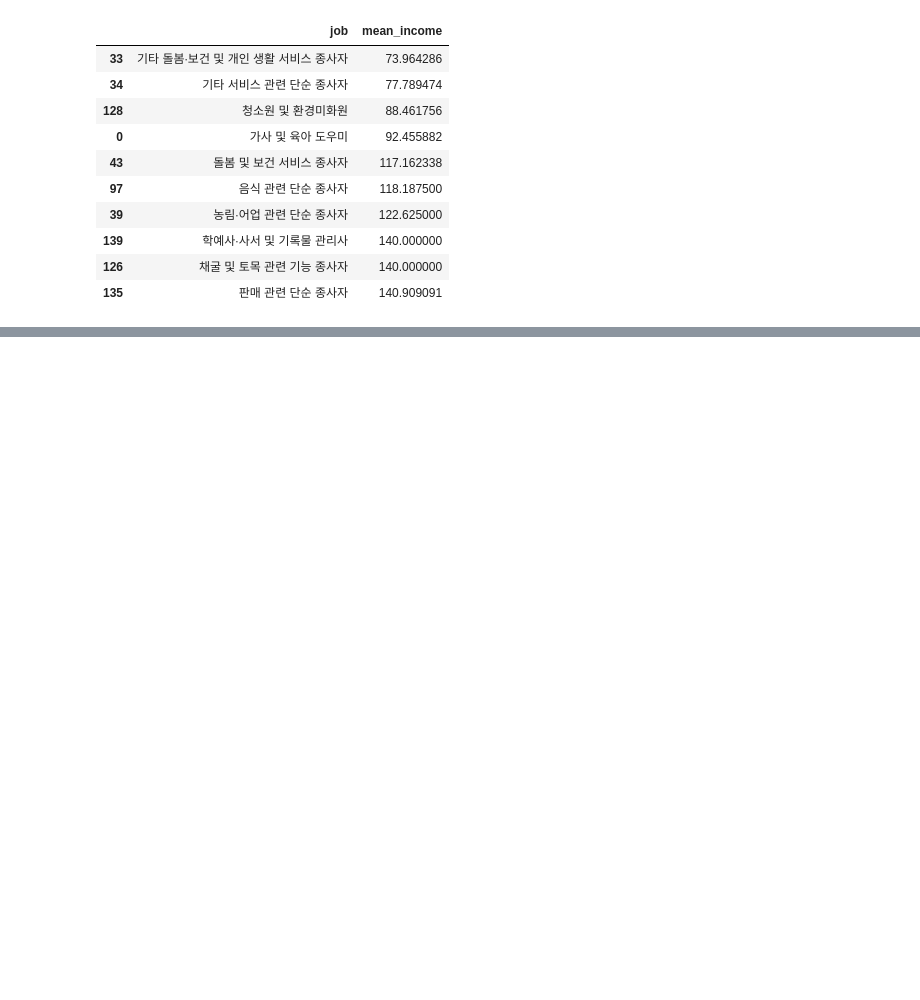
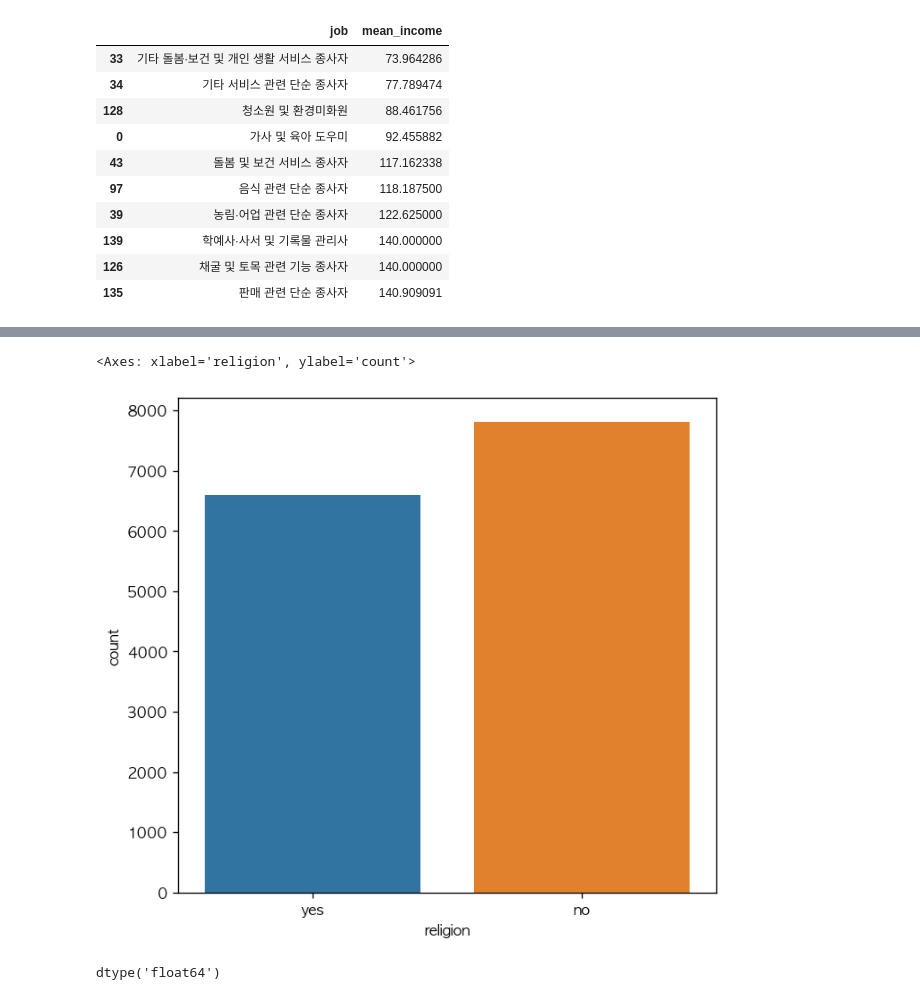
Before and after one commit to al0214/Hoseo, a Jupyter notebook: DataAnalysiIntroduction/ KoreaWelfarePanel.ipynb, the cells around one changed output, grey strips where cells are left out. Drawn from its saved outputs; the diff is of its cells as text; code cells hidden in the pictures; blank space fills up the shorter version.

```diff
--- a/DataAnalysiIntroduction/ KoreaWelfarePanel.ipynb
+++ b/DataAnalysiIntroduction/ KoreaWelfarePanel.ipynb
@@ -415,0 +476,10 @@ sns.barplot(data = bottom10, y = 'job', x = 'mean_income').set(xlim = (0, 200))
+# %%
+# 막대 그래프 만들기
+sns.countplot(data = welfare, x = 'religion')
+# %% [output]
+<Axes: xlabel='religion', ylabel='count'>
+[figure, added]
+# %%
+welfare['marriage_type'].dtypes  # 변수 타입 출력
+# %% [output]
+dtype('float64')
```
Also changed, not shown: parts of 65 cells of this notebook.
